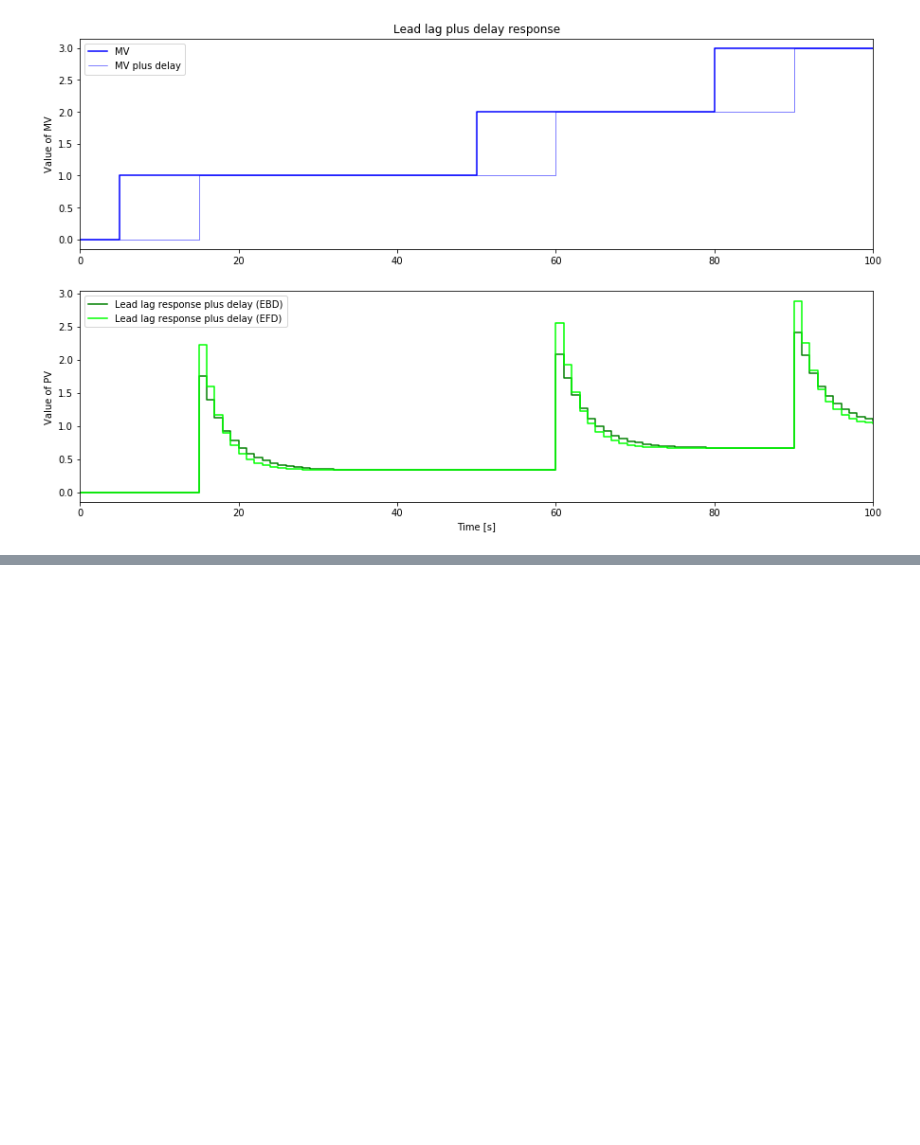
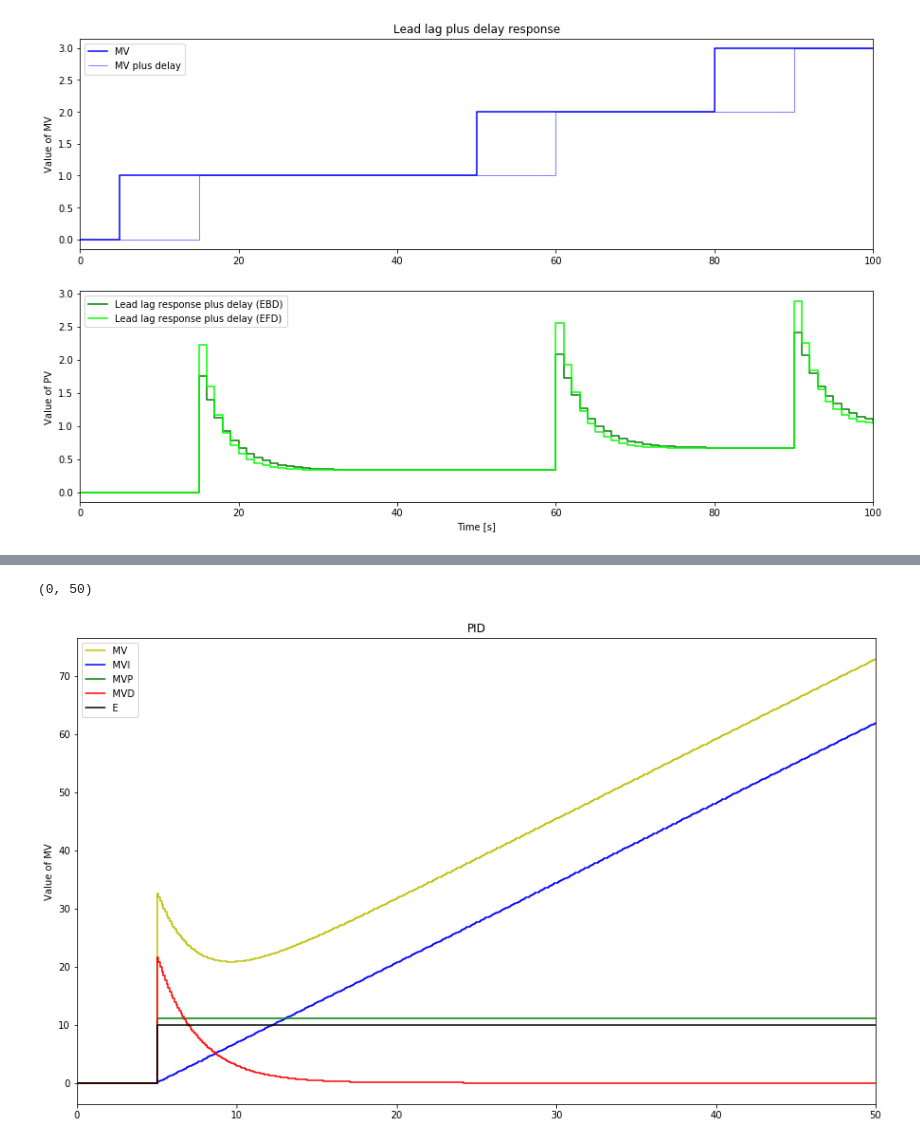
Before and after one commit to Vicoj/TCLab_2023, a Jupyter notebook: package_LAB2.ipynb, the cells around one changed output, grey strips where cells are left out. Saved outputs shown, nothing was run; the diff lists cells and outputs as text; code cells hidden in the pictures; blank space fills up the shorter version.

```diff
--- a/package_LAB2.ipynb
+++ b/package_LAB2.ipynb
@@ -90,0 +114,66 @@ plt.xlim([0, TSim])
+# %%
+TSim = 50
+Ts = 0.1
+N = int(TSim/Ts) + 1
+
+
+t= []
+SP = []
+PV=[]
+MV=[]
+E=[]
+MVP=[]
+MVI=[]
+MVD=[]
+MVFF=[]
+
+
+SPPath={0:50, 5:60, TSim:60}
+
+PVPath={0:50, 5:50, TSim:50}
+ManPath={0:False, TSim:False}
+MVManPath={0:50,TSim:50}
+MVFFPath={0:0,TSim:0}
+
+
+Man= False,False
+Kc=1.1
+Ti=8
+Td=5
+alpha=0.5
+MVMin=0
+MVMax=100
+MVMan=[]
+
+
+# Path for MV and MVMan
+#MVPath = {0: 0, 5: 1, 50: 2, 80: 3}
+
+
+
+
+for i in range(0,N):
+    t.append(i*Ts)
+    SelectPath_RT(SPPath,t,SP)
+    SelectPath_RT(PVPath,t,PV)
+    #SelectPath_RT(ManPath,t,Man)
+
+    SelectPath_RT(MVManPath,t,MVMan)
+    SelectPath_RT(MVFFPath,t,MVFF)
+    PID_RT(SP,PV,Man, MVMan, MVFF,Kc,Ti,Td,alpha,Ts, MVMin, MVMax,MV,MVP,MVI,MVD,E, ManFF=False, PVInit=0, method='TRAP-TRAP')
+
+plt.figure(figsize = (15,9))
+
+
+plt.step(t,MV,'y-',label='MV',where='post')
+plt.step(t,MVI,'b-',label='MVI',where='post')
+plt.step(t,MVP,'g-',label='MVP',where='post')
+plt.step(t,MVD, 'r-',label='MVD',where='post')
+plt.step(t,E,'black',label='E',where='post')
+plt.ylabel('Value of MV')
+plt.legend(loc='best')
+plt.title('PID')
+plt.xlim([0, TSim])
+# %% [output]
+(0, 50)
+[figure, added]
```
Also changed, not shown: parts of 4 cells of this notebook, 1 other file.
